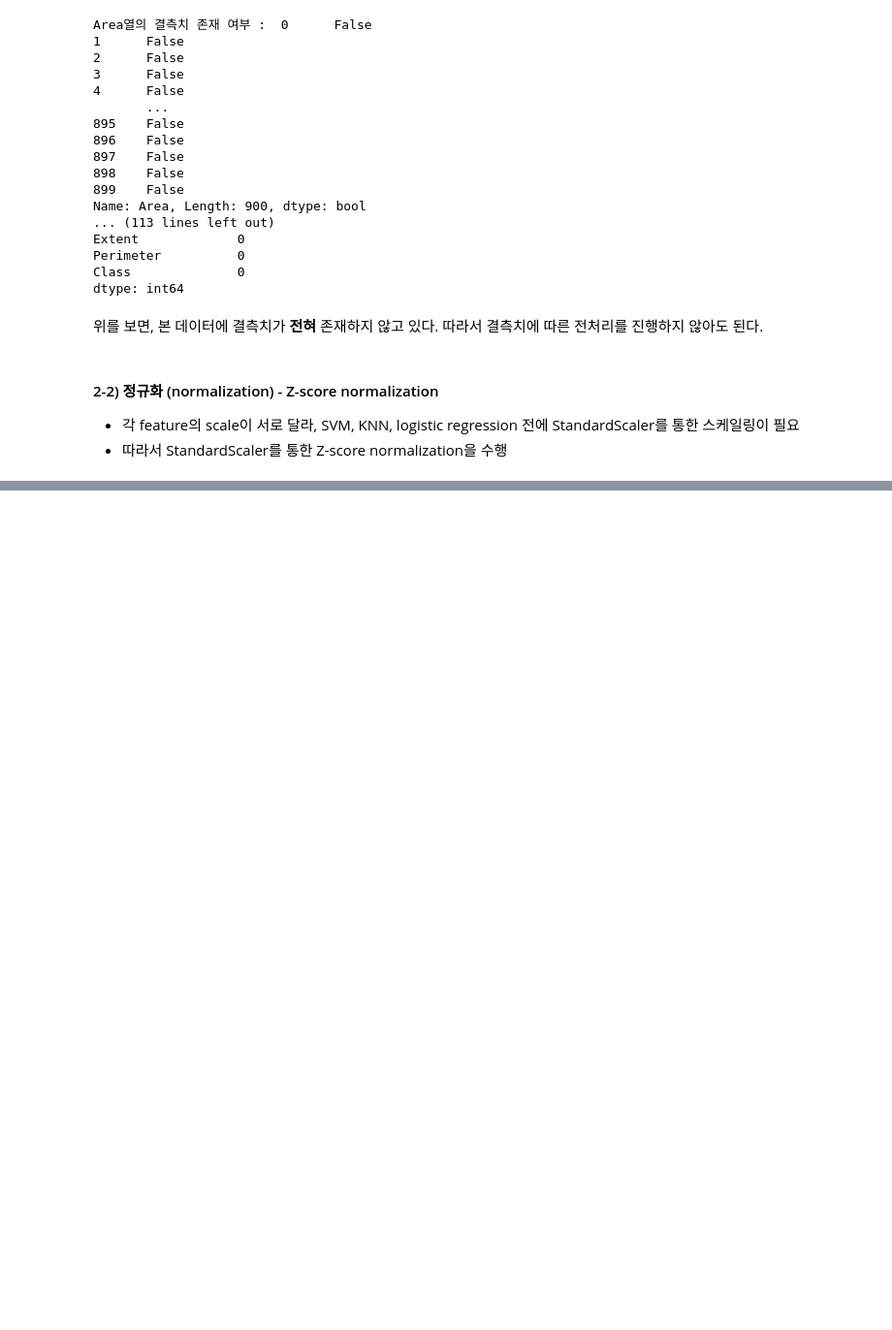
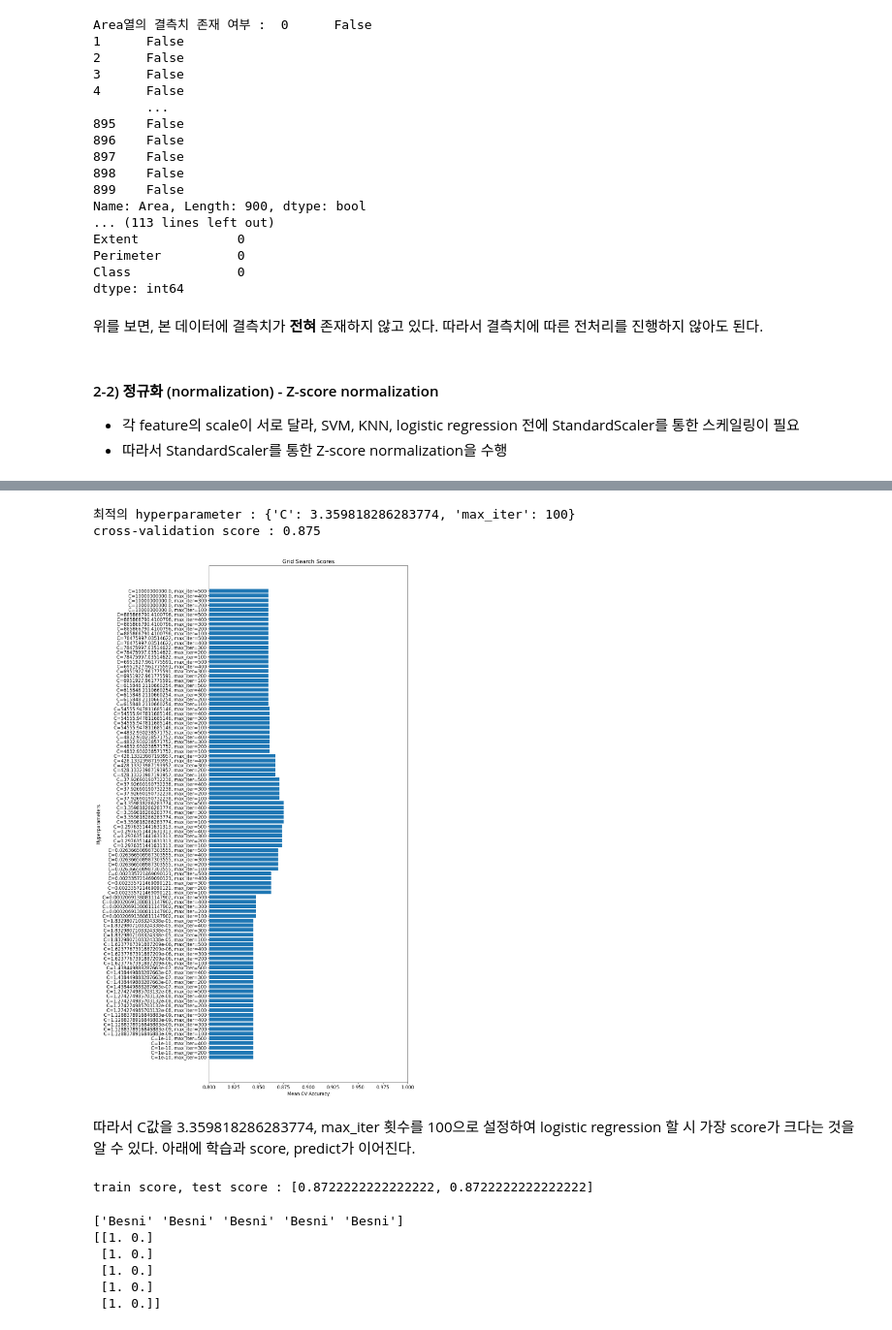
Before and after one commit to lky473736/learning-AI, a Jupyter notebook: report/classification_raisin.ipynb, the cells around one changed output, grey strips where cells are left out. Shown at 97% size. Drawn from its saved outputs; the diff is of its cells as text; code cells hidden in the pictures; blank space fills up the shorter version.

```diff
--- a/report/classification_raisin.ipynb
+++ b/report/classification_raisin.ipynb
@@ -283,0 +413,75 @@ X_test_scaled = ss_transformer.transform(X_test)
+# %%
+# logistic regression 모델 fit 및 train score, test score 출력
+# 이때, C와 max_iter 최적의 하이퍼파라미터를 찾기 위해 grid search 기법 사용
+
+from sklearn.model_selection import GridSearchCV
+from sklearn.linear_model import LogisticRegression
+
+# 하이퍼파라미터 그리드 정의
+param_grid = {
+    'C': np.logspace(-10, 10, 20),
+    'max_iter': [100, 200, 300, 400, 500]
+}
+
+# Logistic Regression 모델 정의
+lr = LogisticRegression()
+
+# Grid Search 설정
+grid_search = GridSearchCV(lr, param_grid, cv=5, scoring='accuracy', n_jobs=-1)
+
+# fit
+grid_search.fit(X_train_scaled, y_train)
+
+# 최적의 하이퍼파라미터 출력 및 score 출력
+print(f'최적의 hyperparameter : {grid_search.best_params_}')
+print(f'cross-validation score : {grid_search.best_score_}')
+# %% [output]
+최적의 hyperparameter : {'C': 3.359818286283774, 'max_iter': 100}
+cross-validation score : 0.875
+# %%
+# 하이퍼파라미터 조합별 성능 시각화
+
+# 각 하이퍼파라미터 조합별 교차 검증 스코어 가져오기
+results = grid_search.cv_results_
+mean_scores = results['mean_test_score']
+params = results['params']
+
+# 시각화를 위한 데이터 준비
+C_values = [params[i]['C'] for i in range(len(params))]
+max_iter_values = [params[i]['max_iter'] for i in range(len(params))]
+
+# 가로 방향으로 막대 그래프로 교차 검증 스코어 시각화
+fig, ax = plt.subplots(figsize=(12, 20))
+bars = ax.barh(range(len(mean_scores)), mean_scores, tick_label=[f"C={C}, max_iter={max_iter}" for C, max_iter in zip(C_values, max_iter_values)])
+ax.set_ylabel('Hyperparameters')
+ax.set_xlabel('Mean CV Accuracy')
+ax.set_title('Grid Search Scores')
+plt.xlim([0.8, 1.0])  # x 축 범위 설정 (필요에 따라 조정 가능)
+plt.tight_layout()
+plt.show()
+# %% [output]
+[figure, added]
+# %% [markdown]
+따라서 C값을 3.359818286283774, max_iter 횟수를 100으로 설정하여 logistic regression 할 시 가장 score가 크다는 것을 알 수 있다. 아래에 학습과 score, predict가 이어진다.
+# %%
+# fit, score
+
+lr = LogisticRegression(C=3.359818286283774, max_iter=100)
+lr.fit (X_train_scaled, y_train)
+
+lr_score = [lr.score(X_train_scaled, y_train), lr.score(X_test_scaled, y_test)]
+print (f"train score, test score : {lr_score}")
+# %% [output]
+train score, test score : [0.8722222222222222, 0.8722222222222222]
+# %%
+# predict
+
+print(lr.predict(predict_X))
+print(lr.predict_proba(predict_X))
+# %% [output]
+['Besni' 'Besni' 'Besni' 'Besni' 'Besni']
+[[1. 0.]
+ [1. 0.]
+ [1. 0.]
+ [1. 0.]
+ [1. 0.]]
```
Also changed, not shown: parts of 30 cells of this notebook.
